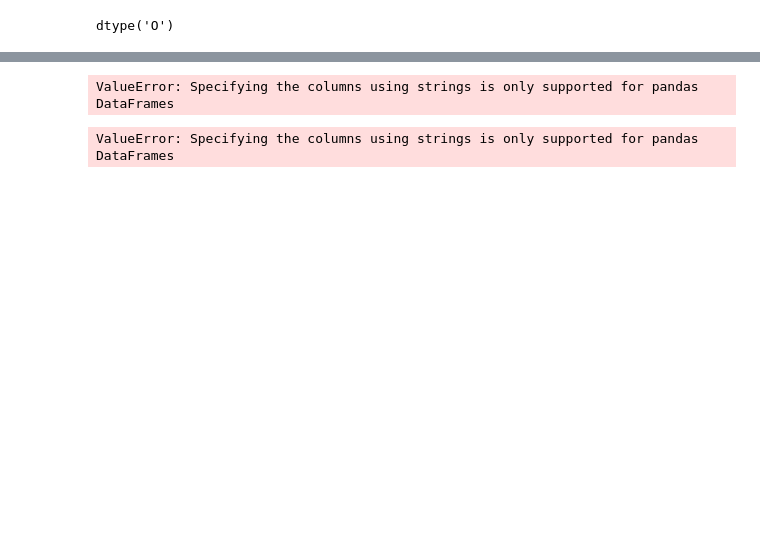
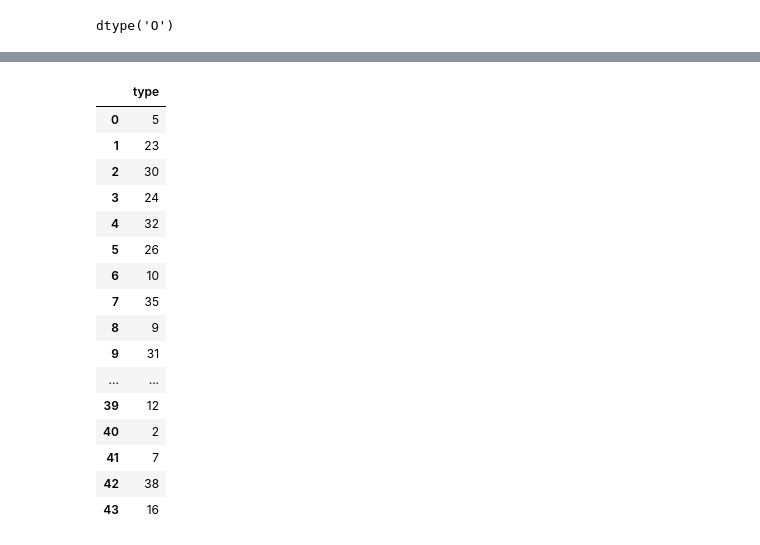
Before and after one commit to cmoeser5/Develop-Austin-ML, a Jupyter notebook: notebooks/machine_learning.ipynb, the cells around one changed output, grey strips where cells are left out. Saved outputs shown, nothing was run; the diff lists cells and outputs as text; code cells hidden in the pictures; blank space fills up the shorter version.

```diff
--- a/notebooks/machine_learning.ipynb
+++ b/notebooks/machine_learning.ipynb
@@ -256,8 +252,5 @@ rf_pipeline = make_pipeline(cf, RandomForestRegressor())
-# %%
-cf.fit_transform(X1)
-# %% [output]
-ValueError: Specifying the columns using strings is only supported for pandas DataFrames
-# %%
-cf.fit(X1)
-# %% [output]
-ValueError: Specifying the columns using strings is only supported for pandas DataFrames
+# %%
+types = types_list
+types_df = pd.DataFrame(types, columns=["type"])
+# %%
+labelencoder = LabelEncoder()
@@ -263,0 +259,20 @@ ValueError: Specifying the columns using strings is only supported for pandas Da
+# %%
+types_df
+# %% [output]
+|  | type |
+| 0 | 5 |
+| 1 | 23 |
+| 2 | 30 |
+| 3 | 24 |
+| 4 | 32 |
+| 5 | 26 |
+| 6 | 10 |
+| 7 | 35 |
+| 8 | 9 |
+| 9 | 31 |
+| ... | ... |
+| 39 | 12 |
+| 40 | 2 |
+| 41 | 7 |
+| 42 | 38 |
+| 43 | 16 |
```
Also changed, not shown: parts of 29 cells of this notebook.
